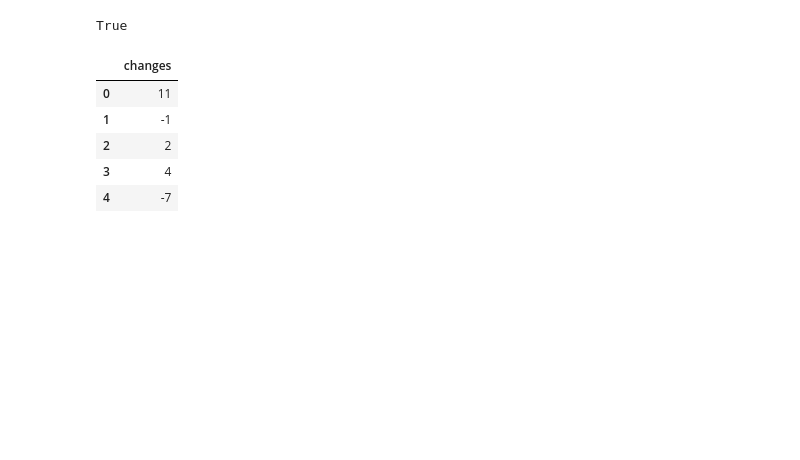
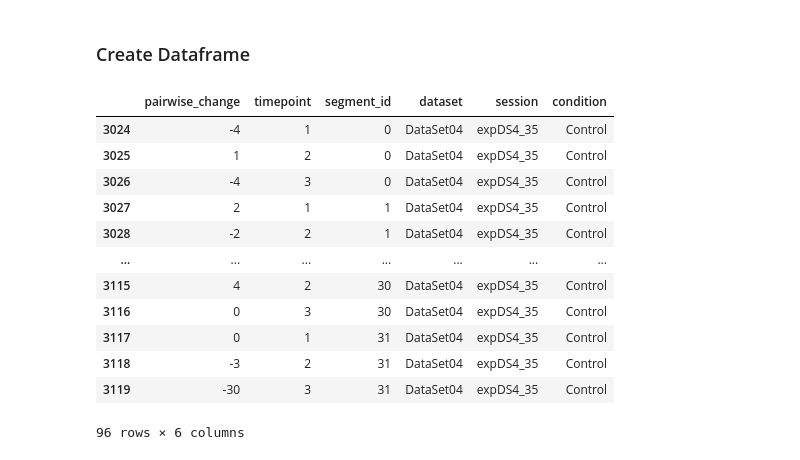
Before and after one commit to nghess/pvd-morphology, a Jupyter notebook: segment_histograms.ipynb, the cells around one changed output. Drawn from its saved outputs; the diff is of its cells as text; code cells hidden in the pictures; blank space fills up the shorter version.

Commit message:
segment change histogram

```diff
--- a/segment_histograms.ipynb
+++ b/segment_histograms.ipynb
@@ -8,6 +10,6 @@ from pvd_io import *
 # %%
 data_dir = 'pvd_analysis/'
 min_file_size = 1e3  # 1 kb
-datasets, sessions, files = scan_directories(data_dir, min_file_size, filetype='.pkl')
+datasets, sessions, files = scan_directories(data_dir, min_file_size, filetype='voxels.pkl')
 print(f"Located {len(files)} matched segment lists.")
 # %% [output]
@@ -27,25 +32,56 @@ for ii, session in enumerate(sessions):
     matched_segments_voxels.append(session_segments_vx)
     matched_segments_spline.append(session_segments_sp)
-# %%
-len(matched_segments_voxels) == len(sessions)
-# %% [output]
-True
-# %%
-# Take a given session and extract pairwise changes to a pandas df
-seg_changes = []
-
-for segment in matched_segments_voxels[2]:
-    for ii in range(segment.shape[0]-1):
-        change = segment[ii+1, ii]
-        seg_changes.append(change)
-
-seg_change_df = pd.DataFrame(seg_changes)
-seg_change_df = seg_change_df.rename(columns={seg_change_df.columns[0]: 'changes'})
-seg_change_df.head()
-# %% [output]
-|  | changes |
-| 0 | 11 |
-| 1 | -1 |
-| 2 | 2 |
-| 3 | 4 |
-| 4 | -7 |
+# %% [markdown]
+### Create Dataframe
+# %%
+# Take all sessions and extract pairwise changes to a pandas df
+seg_changes = []
+seg_dataset = []
+seg_session = []
+seg_timept = []
+seg_id = []
+
+# Calculate pairwise changes and populate related lists for columns
+for ii, matched_segments in enumerate(matched_segments_voxels):
+    for kk, segment in enumerate(matched_segments):
+        for vv in range(segment.shape[0]-1):
+            change = segment[vv+1, vv]
+            seg_changes.append(change)
+            seg_dataset.append(datasets[ii])
+            seg_session.append(sessions[ii])
+            seg_timept.append(vv+1)
+            seg_id.append(kk)
+
+# Create pandas dataframe from lists
+seg_change_df = pd.DataFrame({'pairwise_change': seg_changes, 'timepoint': seg_timept, 'segment_id': seg_id, 'dataset': seg_dataset, 'session': seg_session})
+
+# Remove underscores from session directory names, if needed.
+def remove_trailing_underscore(value):
+    if isinstance(value, str) and value.endswith('_'):
+        return value[:-1]
+    return value
+
+seg_change_df = seg_change_df.map(remove_trailing_underscore)
+
+# Load conditions key and map to session values
+with open('session_conditions.json', 'rb') as f:
+    session_conditions = json.load(f)
+
+seg_change_df['condition'] = seg_change_df['session'].map(session_conditions)
+# %%
+# Preview the dataframe
+seg_change_df.loc[seg_change_df['session'] == 'expDS4_35']
+# %% [output]
+|  | pairwise_change | timepoint | segment_id | dataset | session | condition |
+| 3024 | -4 | 1 | 0 | DataSet04 | expDS4_35 | Control |
+| 3025 | 1 | 2 | 0 | DataSet04 | expDS4_35 | Control |
+| 3026 | -4 | 3 | 0 | DataSet04 | expDS4_35 | Control |
+| 3027 | 2 | 1 | 1 | DataSet04 | expDS4_35 | Control |
+| 3028 | -2 | 2 | 1 | DataSet04 | expDS4_35 | Control |
+| ... | ... | ... | ... | ... | ... | ... |
+| 3115 | 4 | 2 | 30 | DataSet04 | expDS4_35 | Control |
+| 3116 | 0 | 3 | 30 | DataSet04 | expDS4_35 | Control |
+| 3117 | 0 | 1 | 31 | DataSet04 | expDS4_35 | Control |
+| 3118 | -3 | 2 | 31 | DataSet04 | expDS4_35 | Control |
+| 3119 | -30 | 3 | 31 | DataSet04 | expDS4_35 | Control |
+96 rows × 6 columns
```
Also changed, not shown: parts of 18 cells of this notebook, 2 other files.
